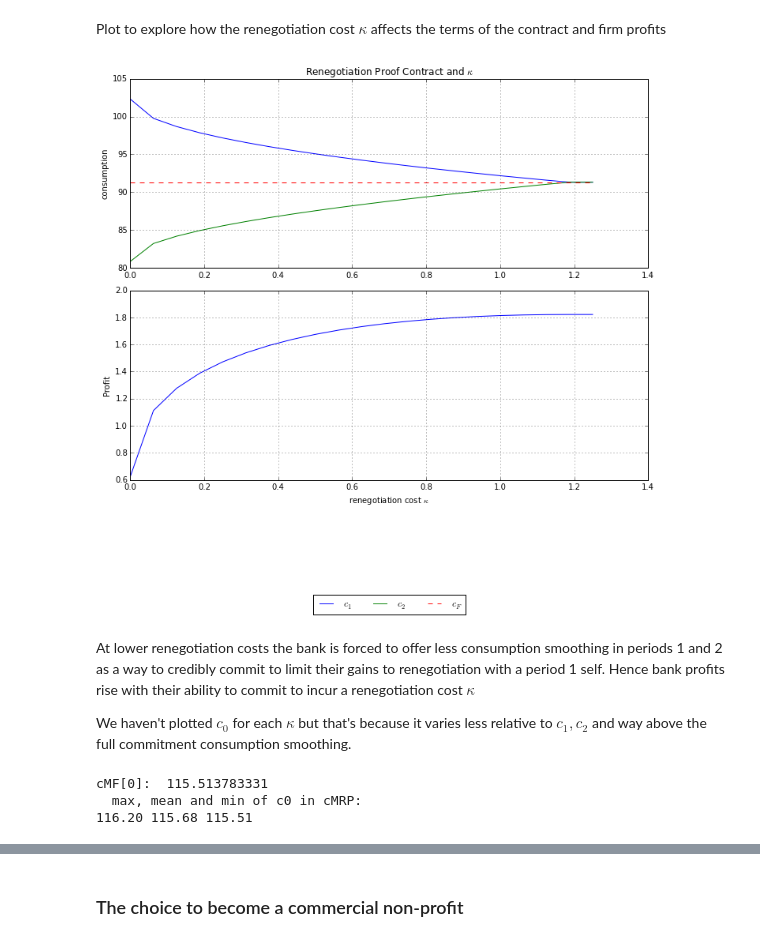
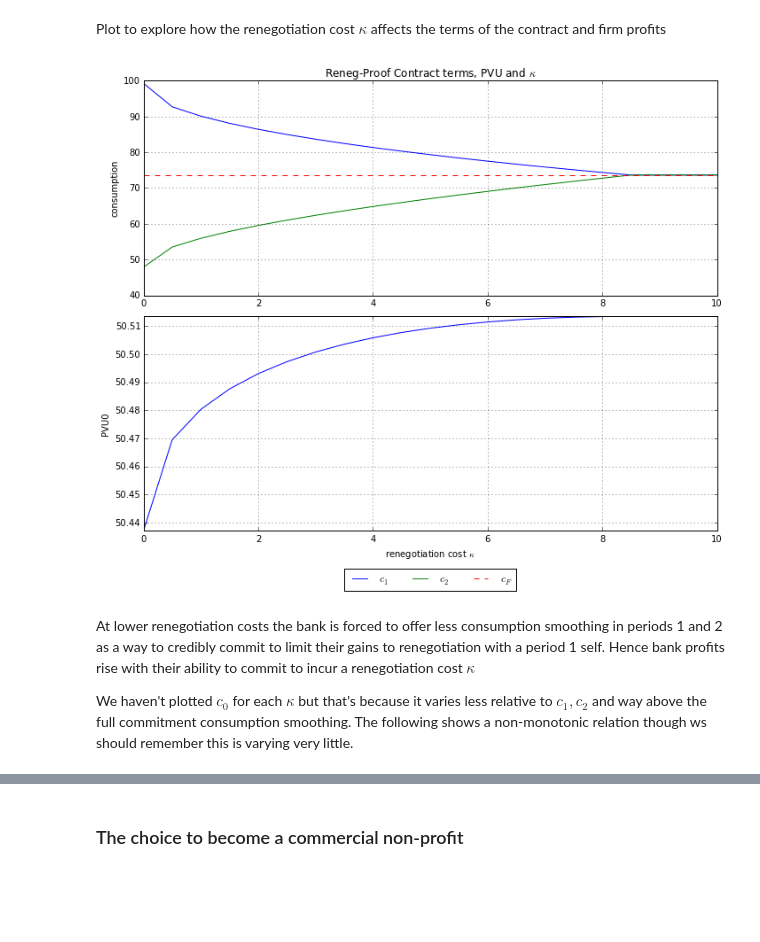
Before and after one commit to jhconning/renegotiation, a Jupyter notebook: py/competitive.ipynb, the cells around one changed output, grey strips where cells are left out. Saved outputs shown, nothing was run; the diff lists cells and outputs as text; code cells hidden in the pictures; blank space fills up the shorter version.

Commit message:
Working Competitive RP _exclusive Lots of tinkering with plots, saving figures

```diff
--- a/py/competitive.ipynb
+++ b/py/competitive.ipynb
@@ -56,6 +56,7 @@ import numpy as np
 from scipy.optimize import minimize
 import matplotlib.pyplot as plt
 plt.rcParams["figure.figsize"] = (10, 8)
+plt.rcParams['axes.formatter.useoffset'] = 'False'
 np.set_printoptions(precision=2)    # array printing format
 # %% [markdown]
 Now the definition of the Contract class.
@@ -116,8 +117,8 @@ The first constraint is the period 0 self's participation constraint and the sec
 # %% [markdown]
 Let's create an object instance which we will call cM, printout the parameters associated with this instance and then run a few checks to make sure the cM.reneg function works right:
 # %%
-cC = Contract.Competitive(beta = 0.6)
-cC.rho = 0.75
-cC.y = [60,120,120]
+cC = Contract.Competitive(beta = 0.5)
+cC.rho = 0.95
+cC.y = [80,110,110]
 cC.print_params()
 # %% [output]
@@ -277,48 +283,41 @@ cCRPa: [ 150.16   99.49   50.35]
 Plot to explore how the renegotiation cost $\kappa $ affects the terms of the contract and firm profits
 # %%
 # Note:  re-run all cells above if the plot seems wrong
-cM.y = np.array([100,100,100])
-cMF = cM.fcommit()
+cC.y = np.array([100,100,100])
+cCF = cC.fcommit()
 num_pts = 21
-kaps = np.linspace(0, 1.25, num_pts)      # different renegotiation cost values
-cMRP, profitRP = np.zeros((3,num_pts)), np.zeros(num_pts)  # init (c0,c1,c2) and profits at each kappa
+kaps = np.linspace(0, 10, num_pts)      # different renegotiation cost values
+cCRP, pvu0RP = np.zeros((3,num_pts)), np.zeros(num_pts)  # init (c0,c1,c2) and profits at each kappa
 
 for i in range(0,num_pts):               # look through kappa recalculating optimal contract each time
-    cM.kappa = kaps[i]
-    cMRP[:,i] = cM.reneg_proof().x
-    profitRP[i] = cM.profit(cMRP[:,i],cM.y)
+    cC.kappa = kaps[i]
+    cCRP[:,i] = cC.reneg_proof().x
+    pvu0RP[i] = cC.PVU(cCRP[:,i],cC.beta)
 
-c0,c1,c2 = cMRP[0,:], cMRP[1,:],cMRP[2,:]                # save results for plotting
+c0,c1,c2 = cCRP[0,:], cCRP[1,:],cCRP[2,:]                # save results for plotting
 
 fig, (ax0, ax1) = plt.subplots(nrows = 2)
 #ax0.plot(kaps, c0, label='$c_{0}$')
 ax0.plot(kaps, c1, label='$c_{1}$')
 ax0.plot(kaps, c2, label='$c_{2}$')
-ax0.plot(kaps, np.ones(num_pts)*cMF[1], '--', label='$c_{F}$')
+ax0.plot(kaps, np.ones(num_pts)*cCF[1], '--', label='$c_{F}$')
 ax0.grid()
-ax0.set_title('Renegotiation Proof Contract and $\kappa$'), ax0.set_ylabel('consumption')
-ax0.legend(loc=9,bbox_to_anchor=(0.5, -1.7), ncol = 3)
+ax0.set_title('Reneg-Proof Contract terms, PVU and $\kappa$'), ax0.set_ylabel('consumption')
+ax0.legend(loc=9,bbox_to_anchor=(0.5, -1.25), ncol = 3)
 
-ax1.plot(kaps, profitRP)
-ax1.set_ylabel('Profit')
+ax1.plot(kaps, pvu0RP)
+ax1.set_ylabel('PVU0')
 ax1.grid()
 ax1.set_xlabel('renegotiation cost $\kappa$')
+pvumin,pvumax = min(pvu0RP), max(pvu0RP)
+plt.ylim((pvumin, pvumax))
 plt.tight_layout()
 plt.show()
 # %% [output]
-[figure, old version]
+[figure, new version]
 # %% [markdown]
 At lower renegotiation costs the bank is forced to offer less consumption smoothing in periods 1 and 2 as a way to credibly commit to limit their gains to renegotiation with a period 1 self.  Hence bank profits rise with their ability to commit to incur a renegotiation cost $\kappa$
 
-We haven't plotted $c_{0}$ for each $\kappa$ but that's because it varies less relative to $c_{1}, c_{2}$ and way above the full commitment consumption smoothing.
+We haven't plotted $c_{0}$ for each $\kappa$ but that's because it varies less relative to $c_{1}, c_{2}$ and way above the full commitment consumption smoothing. The following shows a non-monotonic relation though ws should remember this is varying very little.
-# %%
-print("cMF[0]: ",cMF[0])
-print("  max, mean and min of c0 in cMRP:")
-for item in (c0.max(),c0.mean(),c0.min()):
-    print("{:5.2f}".format(item), end=' ')
-# %% [output]
-cMF[0]:  115.513783331
-  max, mean and min of c0 in cMRP:
-116.20 115.68 115.51
 # %%
 fig2 = plt.figure()
```
Also changed, not shown: parts of 22 cells of this notebook, 4 other files.
